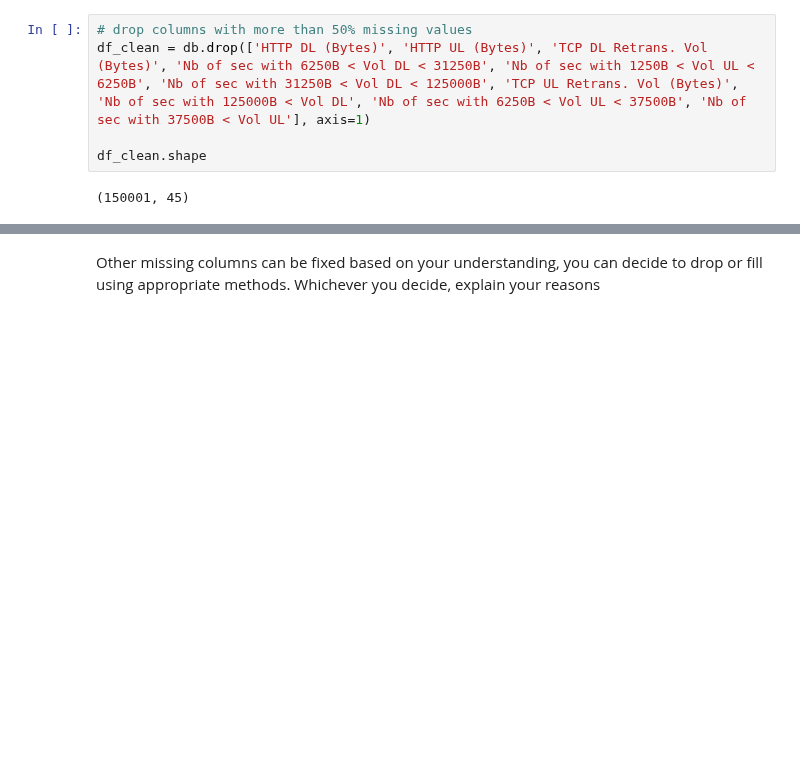
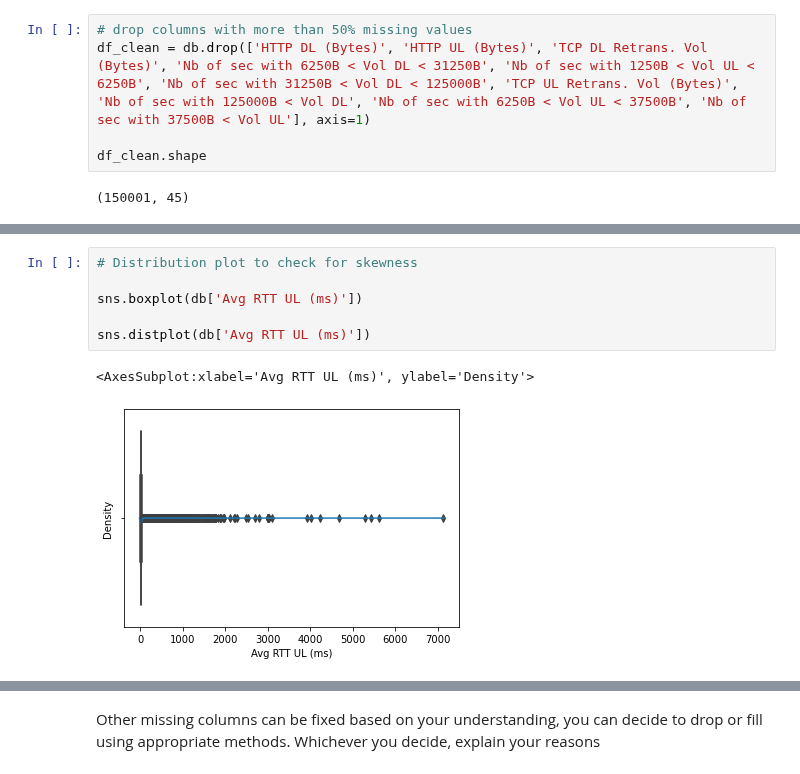
Before and after one commit to heavye/Telecom_User_Analytics, a Jupyter notebook: notebooks/Data Cleaning, Transforming and Extraction.ipynb, the cells around one changed output, grey strips where cells are left out. Cells and saved outputs as stored; diff of their text form; blank space fills up the shorter version.

```diff
--- a/notebooks/Data Cleaning, Transforming and Extraction.ipynb
+++ b/notebooks/Data Cleaning, Transforming and Extraction.ipynb
@@ -209,0 +261,9 @@ df_clean['race'] = df_clean['race'].fillna(df_clean['race'].mode()[0])
+# %%
+# Distribution plot to check for skewness
+
+sns.boxplot(db['Avg RTT UL (ms)'])
+
+sns.distplot(db['Avg RTT UL (ms)'])
+# %% [output]
+<AxesSubplot:xlabel='Avg RTT UL (ms)', ylabel='Density'>
+[figure, added]
```
Also changed, not shown: parts of 17 cells of this notebook.
